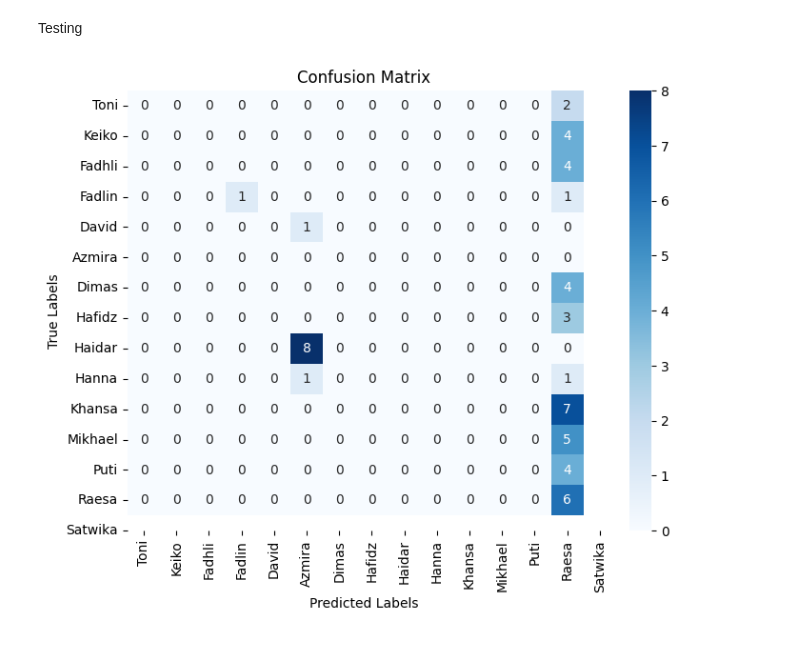
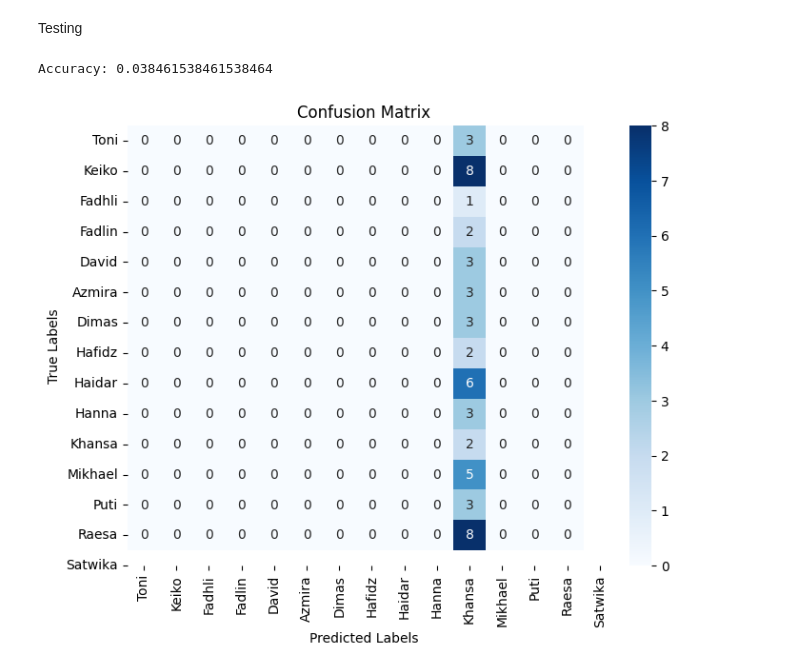
Before and after one commit to skadimoe9/Face-Recognition-NN, a Jupyter notebook: Workspace Rae/70x70_matrix_with_train_loop.ipynb, the cells around one changed output. Drawn from its saved outputs; the diff is of its cells as text; code cells hidden in the pictures.

```diff
--- a/Workspace Rae/70x70_matrix_with_train_loop.ipynb
+++ b/Workspace Rae/70x70_matrix_with_train_loop.ipynb
@@ -141,7 +141,7 @@ for i in range(1000):
     delta_v = (1/X.shape[1])*np.dot(sigma_in,X.T)
     delta_vb = (1/X.shape[1])*np.sum(sigma_in)
 
-    alpha = 0.1
+    alpha = 3
     w -= alpha*delta_w
     wb -= alpha*delta_wb
     v -= alpha*delta_v
@@ -183,31 +183,35 @@ def test(X, v, vb, w, wb):
     z_in = np.dot(v, X) + vb
     z = ReLU(z_in)
     y_in = np.dot(w, z) + wb
     y = Softmax(y_in)  # Assuming you have defined the Softmax function
     return y
 
 # Make predictions
 Y_pred = test(X, v, vb, w, wb)
 
 names = ["Toni", 'Keiko', 'Fadhli', 'Fadlin', 'David',
                'Azmira', 'Dimas', 'Hafidz', 'Haidar', 'Hanna',
                'Khansa', 'Mikhael', 'Puti', 'Raesa', 'Satwika']
 
 # Convert predictions to class labels
 predicted_labels = np.argmax(Y_pred, axis=0)
 
 # Convert true labels to a suitable format if necessary (e.g., from one-hot encoding)
 true_labels = np.argmax(Y, axis=0)  # Assuming Y is one-hot encoded
 
 
 # Calculate and display the confusion matrix
 conf_matrix = confusion_matrix(true_labels, predicted_labels)
 
+accuracy = accuracy_score(true_labels, predicted_labels)
+print(f"Accuracy: {accuracy}")
+
 plt.figure(figsize=(8, 6))
 sns.heatmap(conf_matrix, annot=True, fmt="d", cmap="Blues", xticklabels=names, yticklabels=names)
 plt.xlabel("Predicted Labels")
 plt.ylabel("True Labels")
 plt.title("Confusion Matrix")
 plt.show()
 # %% [output]
+Accuracy: 0.038461538461538464
-[figure, old version]
+[figure, new version]
```
Also changed, not shown: parts of 1 cell of this notebook.
